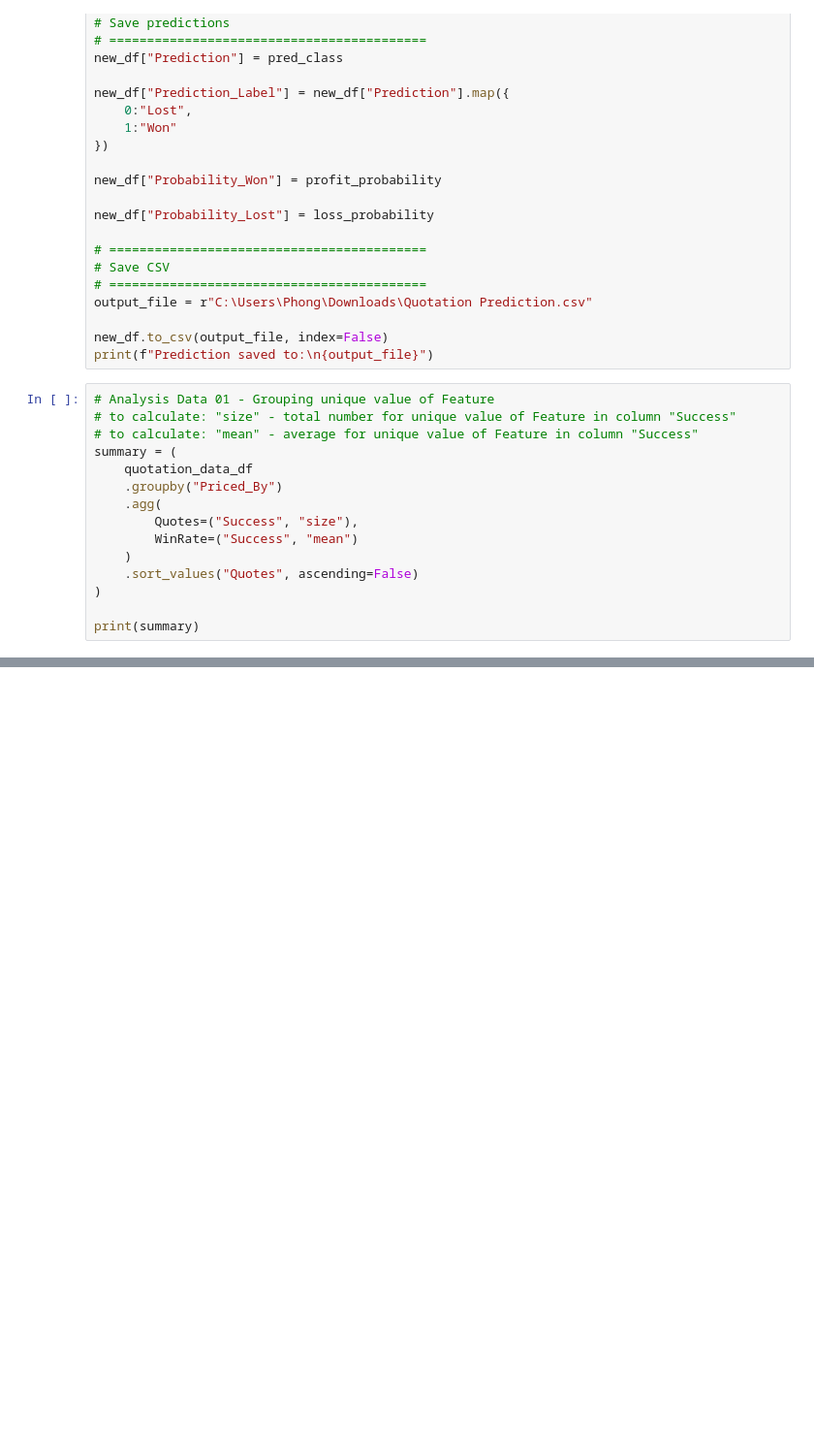
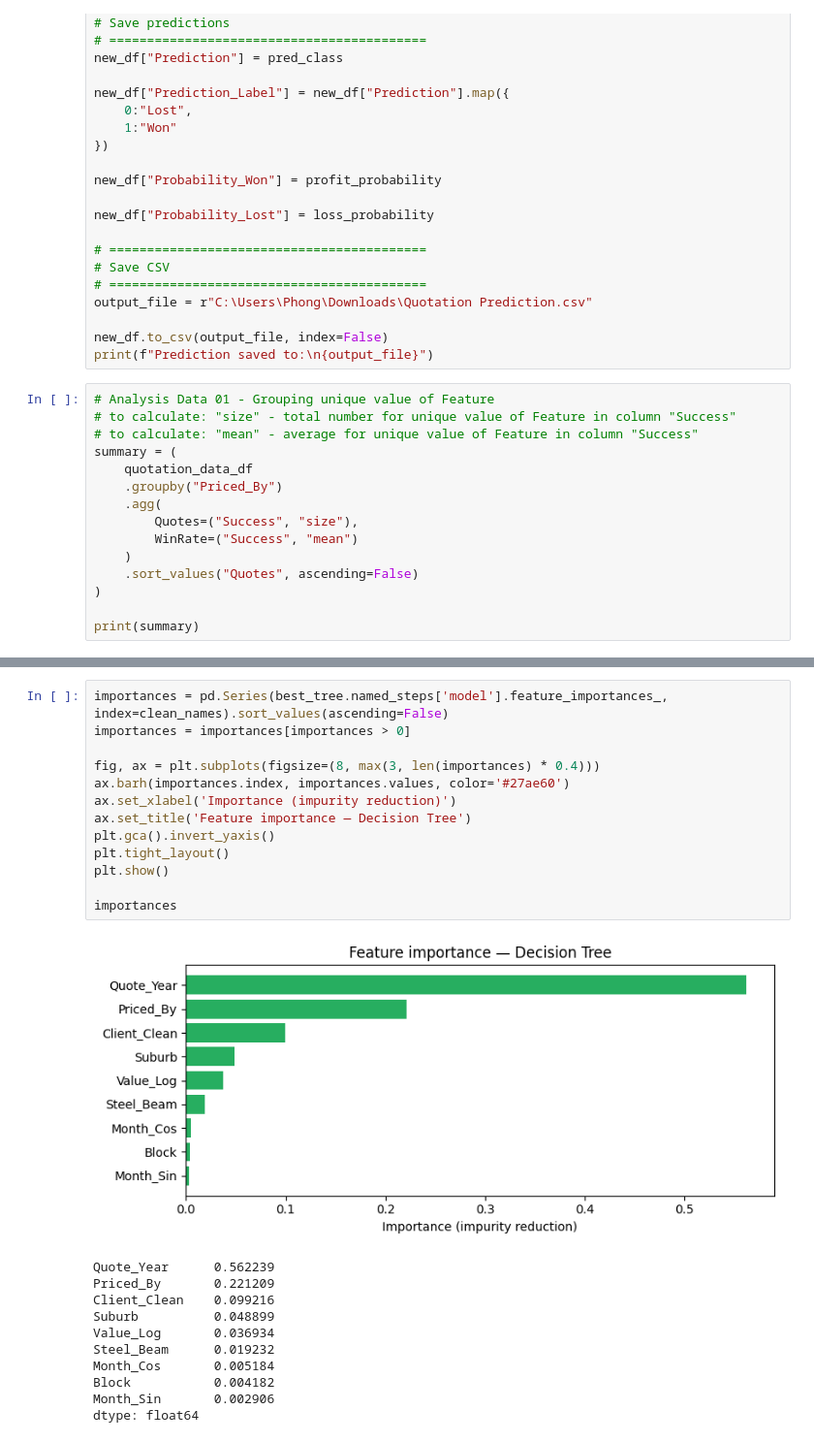
Before and after one commit to Phong031/ML_Models, a Jupyter notebook: notebook/00_code_lib.ipynb, the cells around one changed output, grey strips where cells are left out. Shown at 97% size. Saved outputs shown, nothing was run; the diff lists cells and outputs as text; blank space fills up the shorter version.

```diff
--- a/notebook/00_code_lib.ipynb
+++ b/notebook/00_code_lib.ipynb
@@ -284,0 +1527,25 @@ print(summary)
+# %%
+importances = pd.Series(best_tree.named_steps['model'].feature_importances_, index=clean_names).sort_values(ascending=False)
+importances = importances[importances > 0]
+
+fig, ax = plt.subplots(figsize=(8, max(3, len(importances) * 0.4)))
+ax.barh(importances.index, importances.values, color='#27ae60')
+ax.set_xlabel('Importance (impurity reduction)')
+ax.set_title('Feature importance — Decision Tree')
+plt.gca().invert_yaxis()
+plt.tight_layout()
+plt.show()
+
+importances
+# %% [output]
+[figure, added]
+Quote_Year      0.562239
+Priced_By       0.221209
+Client_Clean    0.099216
+Suburb          0.048899
+Value_Log       0.036934
+Steel_Beam      0.019232
+Month_Cos       0.005184
+Block           0.004182
+Month_Sin       0.002906
+dtype: float64
```
Also changed, not shown: parts of 36 cells of this notebook, 4 other files.
